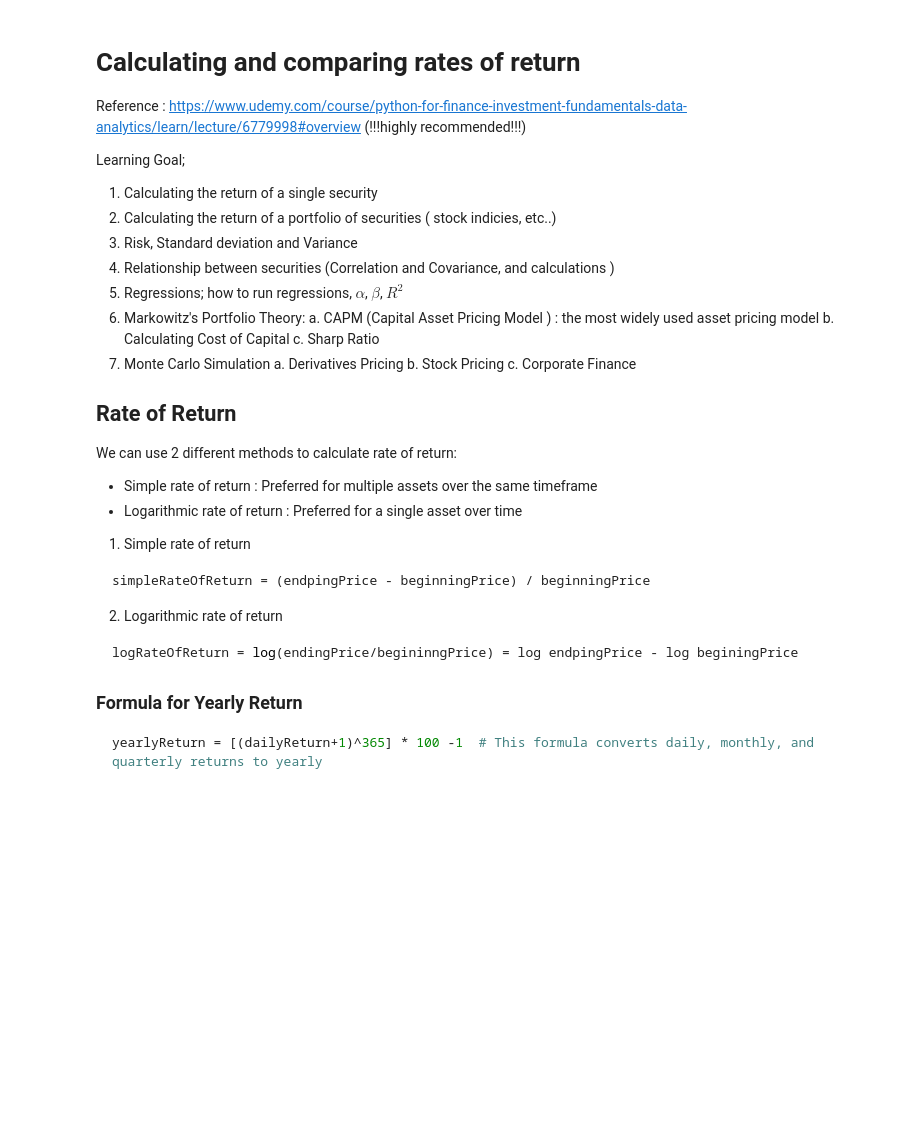
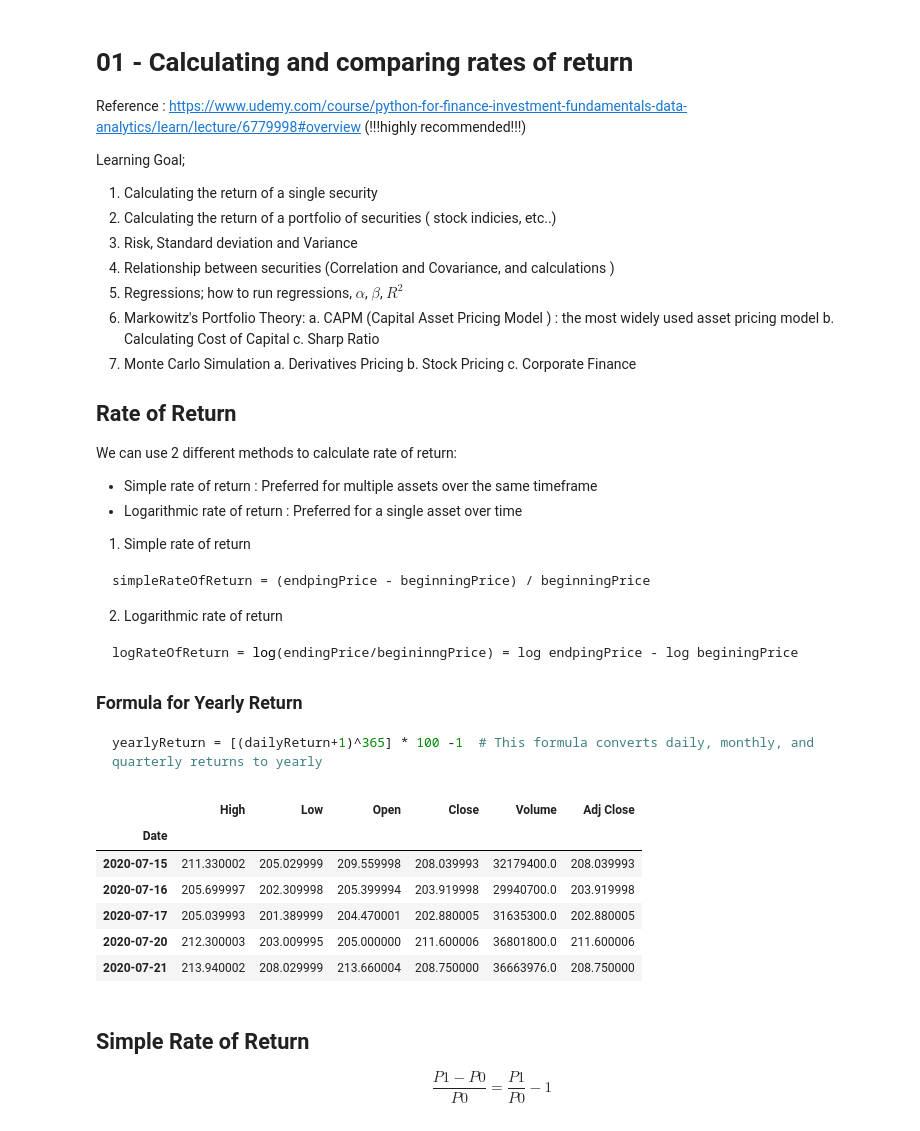
Before and after one commit to omeryesil/pyt-tutorials, a Jupyter notebook: pyt-in-finance/finance_calculating_rates_of_return.ipynb, the cells around one changed output. Drawn from its saved outputs; the diff is of its cells as text; code cells hidden in the pictures; blank space fills up the shorter version.

Commit message:
Simple rate of return with plot

```diff
--- a/pyt-in-finance/finance_calculating_rates_of_return.ipynb
+++ b/pyt-in-finance/finance_calculating_rates_of_return.ipynb
@@ -1,5 +1,5 @@
 # %% [markdown]
-# Calculating and comparing rates of return
+# 01 - Calculating and comparing rates of return
 
 Reference : https://www.udemy.com/course/python-for-finance-investment-fundamentals-data-analytics/learn/lecture/6779998#overview (!!!highly recommended!!!)
 
@@ -46,0 +51,18 @@ yearlyReturn = [(dailyReturn+1)^365] * 100 -1  # This formula converts daily, mo
+# %%
+MSFT = web.DataReader('MSFT', data_source='yahoo',start='2020-01-01')
+# %%
+MSFT.tail()
+# %% [output]
+|  | High | Low | Open | Close | Volume | Adj Close |
+| Date |  |  |  |  |  |  |
+| 2020-07-15 | 211.330002 | 205.029999 | 209.559998 | 208.039993 | 32179400.0 | 208.039993 |
+| 2020-07-16 | 205.699997 | 202.309998 | 205.399994 | 203.919998 | 29940700.0 | 203.919998 |
+| 2020-07-17 | 205.039993 | 201.389999 | 204.470001 | 202.880005 | 31635300.0 | 202.880005 |
+| 2020-07-20 | 212.300003 | 203.009995 | 205.000000 | 211.600006 | 36801800.0 | 211.600006 |
+| 2020-07-21 | 213.940002 | 208.029999 | 213.660004 | 208.750000 | 36663976.0 | 208.750000 |
+# %% [markdown]
+## Simple Rate of Return
+
+$$
+\frac{P1 - P0}{P0} = \frac{P1}{P0} - 1
+$$
```
Also changed, not shown: parts of 7 cells of this notebook.
